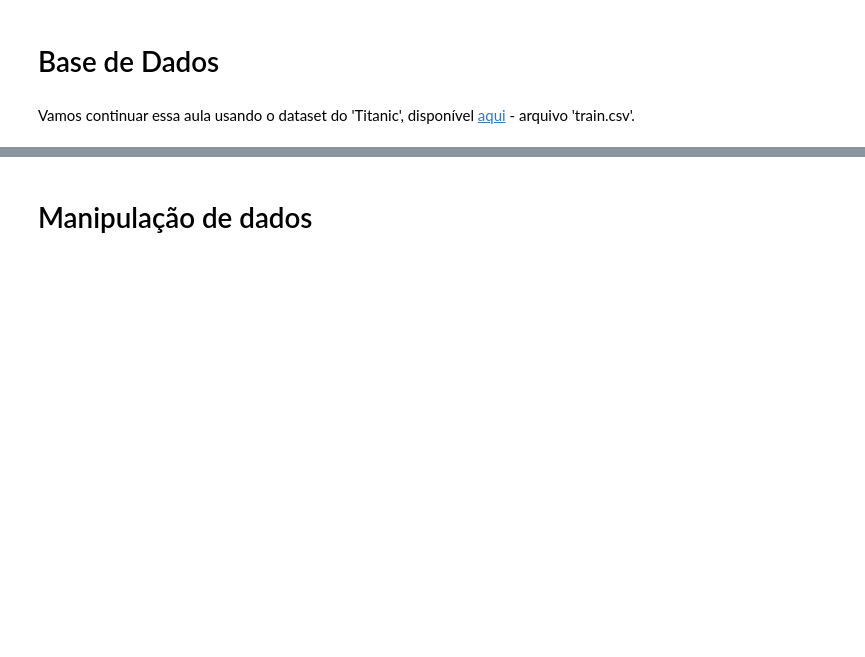
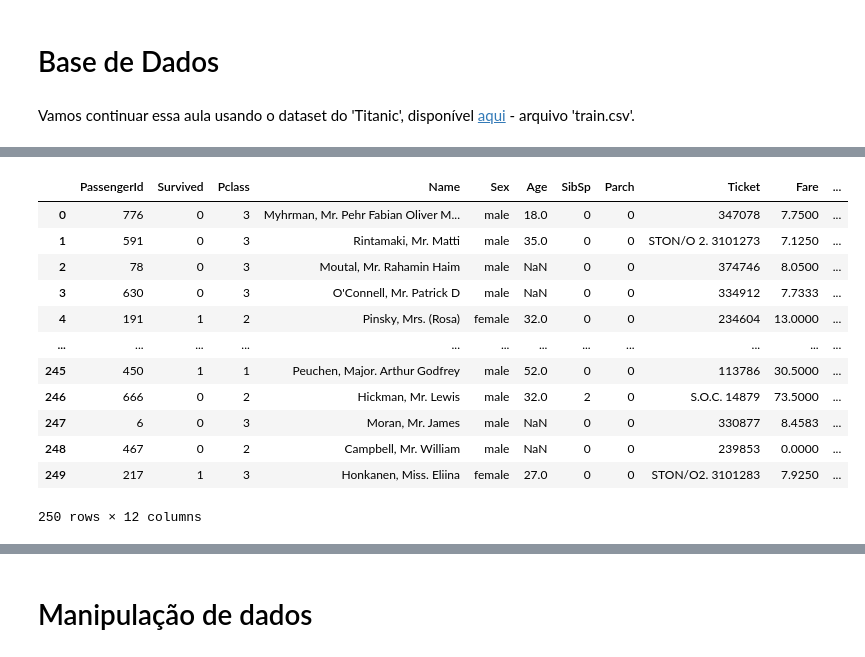
Before and after one commit to reprograma/on26-python-s11-pandas-numpy-I, a Jupyter notebook: material/aula_s11.ipynb, the cells around one changed output, grey strips where cells are left out. Saved outputs shown, nothing was run; the diff lists cells and outputs as text; code cells hidden in the pictures; blank space fills up the shorter version.

```diff
--- a/material/aula_s11.ipynb
+++ b/material/aula_s11.ipynb
@@ -92,2 +202,21 @@ df_menor
+# %%
+# Pq resetar o index pode ser beneficial nesse tipo de análise?
+df_menor = df_menor.reset_index(drop=True)
+
+df_menor
+# %% [output]
+|  | PassengerId | Survived | Pclass | Name | Sex | Age | SibSp | Parch | Ticket | Fare | ... |
+| 0 | 776 | 0 | 3 | Myhrman, Mr. Pehr Fabian Oliver M... | male | 18.0 | 0 | 0 | 347078 | 7.7500 | ... |
+| 1 | 591 | 0 | 3 | Rintamaki, Mr. Matti | male | 35.0 | 0 | 0 | STON/O 2. 3101273 | 7.1250 | ... |
+| 2 | 78 | 0 | 3 | Moutal, Mr. Rahamin Haim | male | NaN | 0 | 0 | 374746 | 8.0500 | ... |
+| 3 | 630 | 0 | 3 | O'Connell, Mr. Patrick D | male | NaN | 0 | 0 | 334912 | 7.7333 | ... |
+| 4 | 191 | 1 | 2 | Pinsky, Mrs. (Rosa) | female | 32.0 | 0 | 0 | 234604 | 13.0000 | ... |
+| ... | ... | ... | ... | ... | ... | ... | ... | ... | ... | ... | ... |
+| 245 | 450 | 1 | 1 | Peuchen, Major. Arthur Godfrey | male | 52.0 | 0 | 0 | 113786 | 30.5000 | ... |
+| 246 | 666 | 0 | 2 | Hickman, Mr. Lewis | male | 32.0 | 2 | 0 | S.O.C. 14879 | 73.5000 | ... |
+| 247 | 6 | 0 | 3 | Moran, Mr. James | male | NaN | 0 | 0 | 330877 | 8.4583 | ... |
+| 248 | 467 | 0 | 2 | Campbell, Mr. William | male | NaN | 0 | 0 | 239853 | 0.0000 | ... |
+| 249 | 217 | 1 | 3 | Honkanen, Miss. Eliina | female | 27.0 | 0 | 0 | STON/O2. 3101283 | 7.9250 | ... |
+250 rows × 12 columns
 # %%
 # Slicing: obter apenas uma parte do dataset
```
Also changed, not shown: parts of 34 cells of this notebook, 3 other files.
